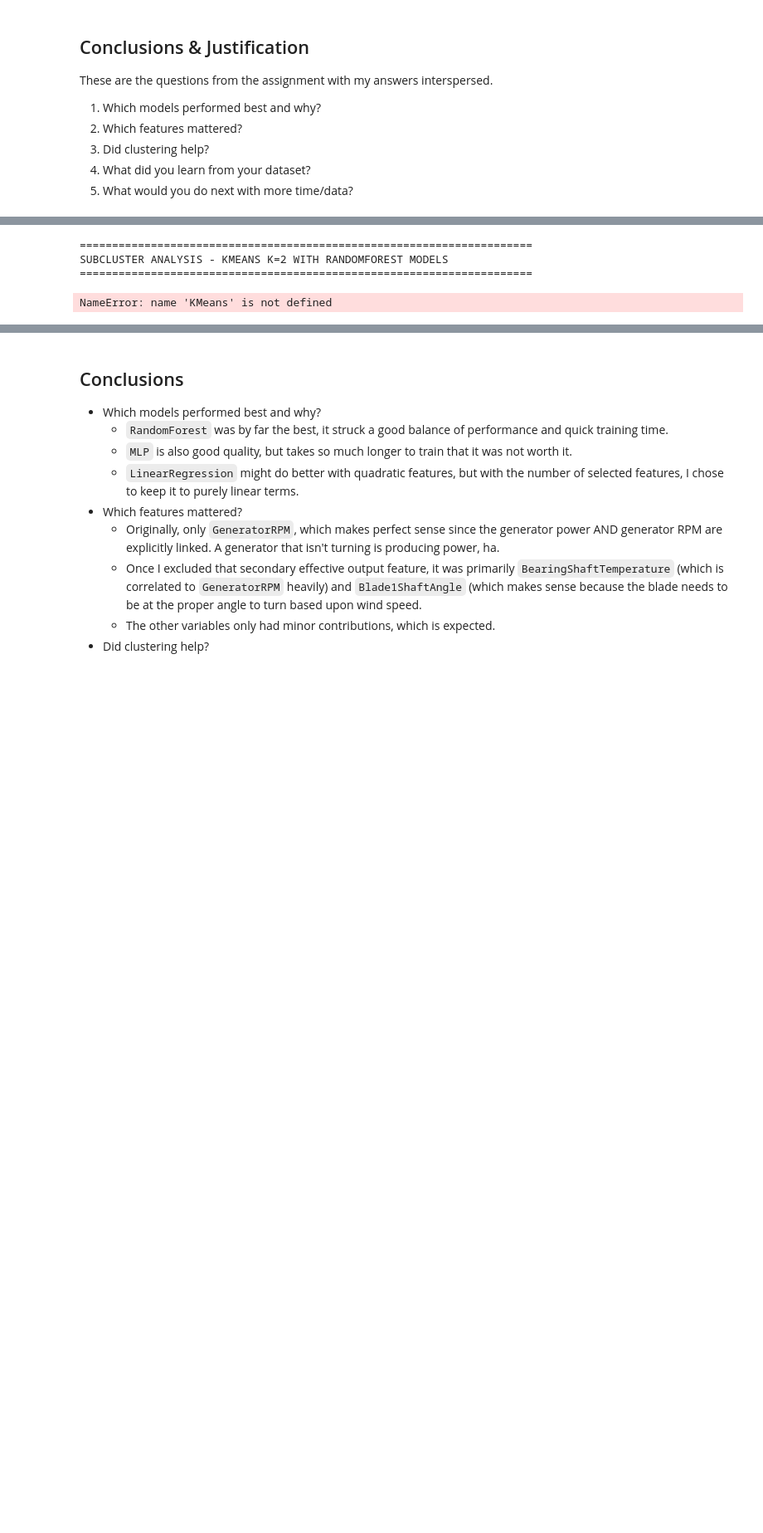
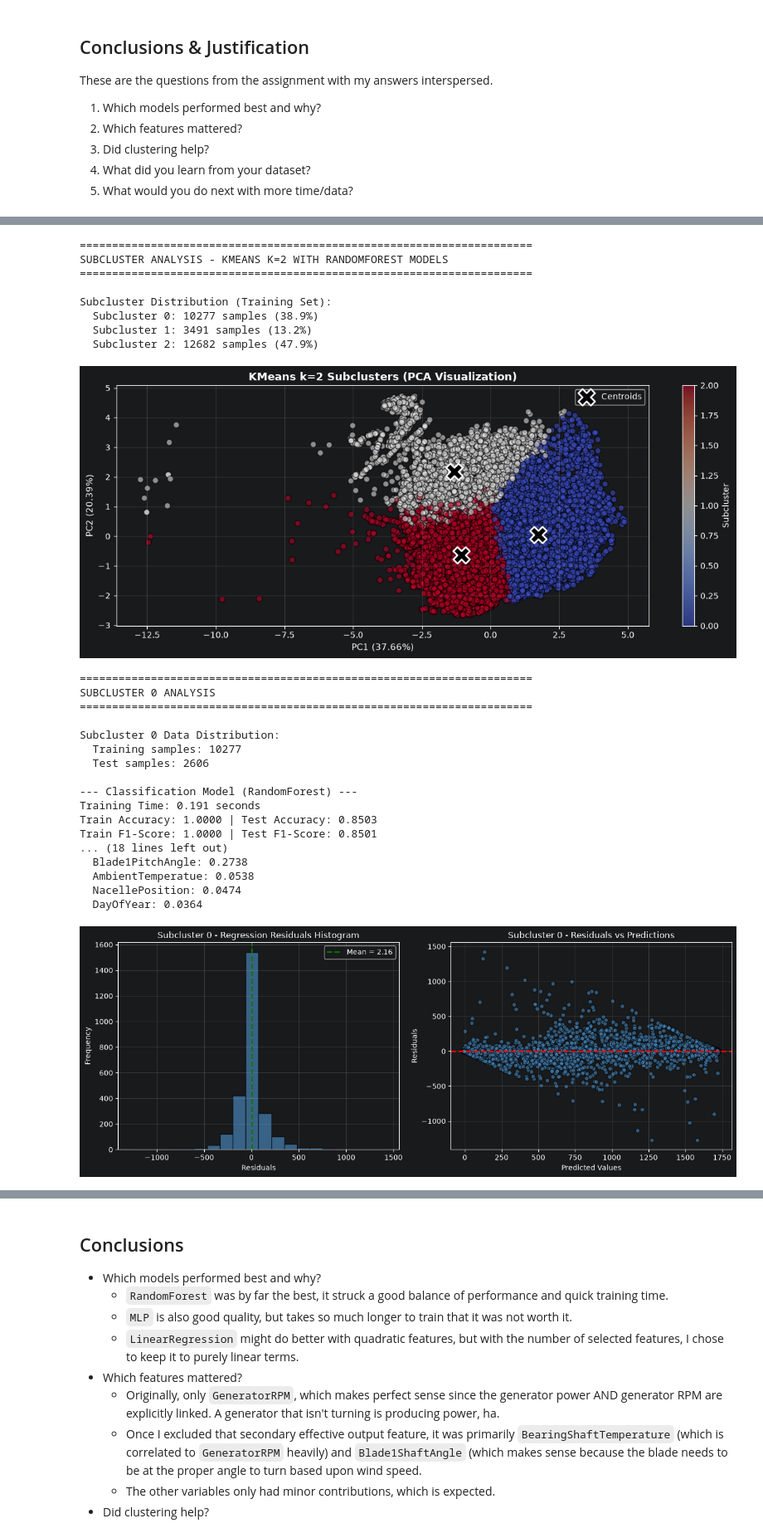
Before and after one commit to fundthmcalculus/grad-school, a Jupyter notebook: CS6101/Phillips_Project_Final.ipynb, the cells around one changed output, grey strips where cells are left out. Shown at 83% size. Saved outputs shown, nothing was run; the diff lists cells and outputs as text; code cells hidden in the pictures; blank space fills up the shorter version.

```diff
--- a/CS6101/Phillips_Project_Final.ipynb
+++ b/CS6101/Phillips_Project_Final.ipynb
@@ -1084,10 +1069,12 @@ print("=" * 70)
 print("SUBCLUSTER ANALYSIS - KMEANS K=2 WITH RANDOMFOREST MODELS")
 print("=" * 70)
 
-# Train KMeans with k=2 to split data into subclusters
-kmeans_2 = KMeans(n_clusters=2, random_state=RANDOM_STATE, n_init=10)
-subcluster_labels_train = kmeans_2.fit_predict(X_train)
-subcluster_labels_test = kmeans_2.predict(X_test)
+picked_k = 3 # Set from IVAT image above.
+
+# Train KMeans to split data into subclusters
+kmeans_picked = KMeans(n_clusters=picked_k, random_state=RANDOM_STATE, n_init=10)
+subcluster_labels_train = kmeans_picked.fit_predict(X_train)
+subcluster_labels_test = kmeans_picked.predict(X_test)
 
 print(f"\nSubcluster Distribution (Training Set):")
 unique, counts = np.unique(subcluster_labels_train, return_counts=True)
@@ -1101,10 +1088,10 @@ X_train_pca = pca.fit_transform(X_train)
 plt.figure(figsize=(12, 5))
 scatter = plt.scatter(X_train_pca[:, 0], X_train_pca[:, 1], c=subcluster_labels_train,
                      cmap='coolwarm', s=50, alpha=0.6, edgecolors='k')
-plt.scatter(pca.transform(kmeans_2.cluster_centers_)[:, 0],
-           pca.transform(kmeans_2.cluster_centers_)[:, 1],
-           c='black', marker='X', s=400, edgecolors='white', linewidths=2,
-           label='Centroids')
+plt.scatter(pca.transform(kmeans_picked.cluster_centers_)[:, 0],
+            pca.transform(kmeans_picked.cluster_centers_)[:, 1],
+            c='black', marker='X', s=400, edgecolors='white', linewidths=2,
+            label='Centroids')
 plt.xlabel(f'PC1 ({pca.explained_variance_ratio_[0]:.2%})', fontsize=11)
 plt.ylabel(f'PC2 ({pca.explained_variance_ratio_[1]:.2%})', fontsize=11)
 plt.title('KMeans k=2 Subclusters (PCA Visualization)', fontsize=13, fontweight='bold')
@@ -1120,7 +1107,7 @@ plt.show()
 
 subcluster_results = []
 
-for cluster_id in [0, 1]:
+for cluster_id in unique:
     print("\n" + "=" * 70)
     print(f"SUBCLUSTER {cluster_id} ANALYSIS")
     print("=" * 70)
@@ -1271,43 +1258,54 @@ print("SUBCLUSTER MODELS - SUMMARY COMPARISON")
 print("=" * 70)
 
 summary_df = pd.DataFrame(subcluster_results)
 
 print("\n--- Classification Performance ---")
 clf_summary = summary_df[['Subcluster', 'Train_Size', 'Test_Size',
                           'Clf_Train_Acc', 'Clf_Test_Acc', 'Clf_Train_F1', 'Clf_Test_F1', 'Clf_Time']]
 print(clf_summary.to_string(index=False))
 
 print("\n--- Regression Performance ---")
 reg_summary = summary_df[['Subcluster', 'Reg_Train_MSE', 'Reg_Test_MSE',
                           'Reg_Train_MAE', 'Reg_Test_MAE', 'Reg_Train_R2', 'Reg_Test_R2', 'Reg_Time']]
 print(reg_summary.to_string(index=False))
 
 # ============================================================
 # ANALYSIS AND INSIGHTS
 # ============================================================
 print("\n" + "=" * 70)
 print("KEY INSIGHTS")
 print("=" * 70)
 
-# Compare performance between subclusters
-acc_improvement = abs(summary_df.loc[0, 'Clf_Test_Acc'] - summary_df.loc[1, 'Clf_Test_Acc'])
-r2_improvement = abs(summary_df.loc[0, 'Reg_Test_R2'] - summary_df.loc[1, 'Reg_Test_R2'])
-
-print(f"\nClassification Accuracy Difference: {acc_improvement:.4f}")
-print(f"  Subcluster 0: {summary_df.loc[0, 'Clf_Test_Acc']:.4f}")
-print(f"  Subcluster 1: {summary_df.loc[1, 'Clf_Test_Acc']:.4f}")
-
-print(f"\nRegression R² Difference: {r2_improvement:.4f}")
-print(f"  Subcluster 0: {summary_df.loc[0, 'Reg_Test_R2']:.4f}")
-print(f"  Subcluster 1: {summary_df.loc[1, 'Reg_Test_R2']:.4f}")
-
 best_clf_cluster = summary_df.loc[summary_df['Clf_Test_Acc'].idxmax(), 'Subcluster']
 best_reg_cluster = summary_df.loc[summary_df['Reg_Test_R2'].idxmax(), 'Subcluster']
 
 print(f"\nBest Classification Cluster: Subcluster {int(best_clf_cluster)}")
 print(f"Best Regression Cluster: Subcluster {int(best_reg_cluster)}")
 # %% [output]
 ======================================================================
 SUBCLUSTER ANALYSIS - KMEANS K=2 WITH RANDOMFOREST MODELS
 ======================================================================
+
+Subcluster Distribution (Training Set):
+  Subcluster 0: 10277 samples (38.9%)
+  Subcluster 1: 3491 samples (13.2%)
+  Subcluster 2: 12682 samples (47.9%)
+[figure, added]
-NameError: name 'KMeans' is not defined
+======================================================================
+SUBCLUSTER 0 ANALYSIS
+======================================================================
+
+Subcluster 0 Data Distribution:
+  Training samples: 10277
+  Test samples: 2606
+
+--- Classification Model (RandomForest) ---
+Training Time: 0.191 seconds
+Train Accuracy: 1.0000 | Test Accuracy: 0.8503
+Train F1-Score: 1.0000 | Test F1-Score: 0.8501
+... (18 lines left out)
+  Blade1PitchAngle: 0.2738
+  AmbientTemperatue: 0.0538
+  NacellePosition: 0.0474
+  DayOfYear: 0.0364
+[figure, added]
```
Also changed, not shown: parts of 11 cells of this notebook.
